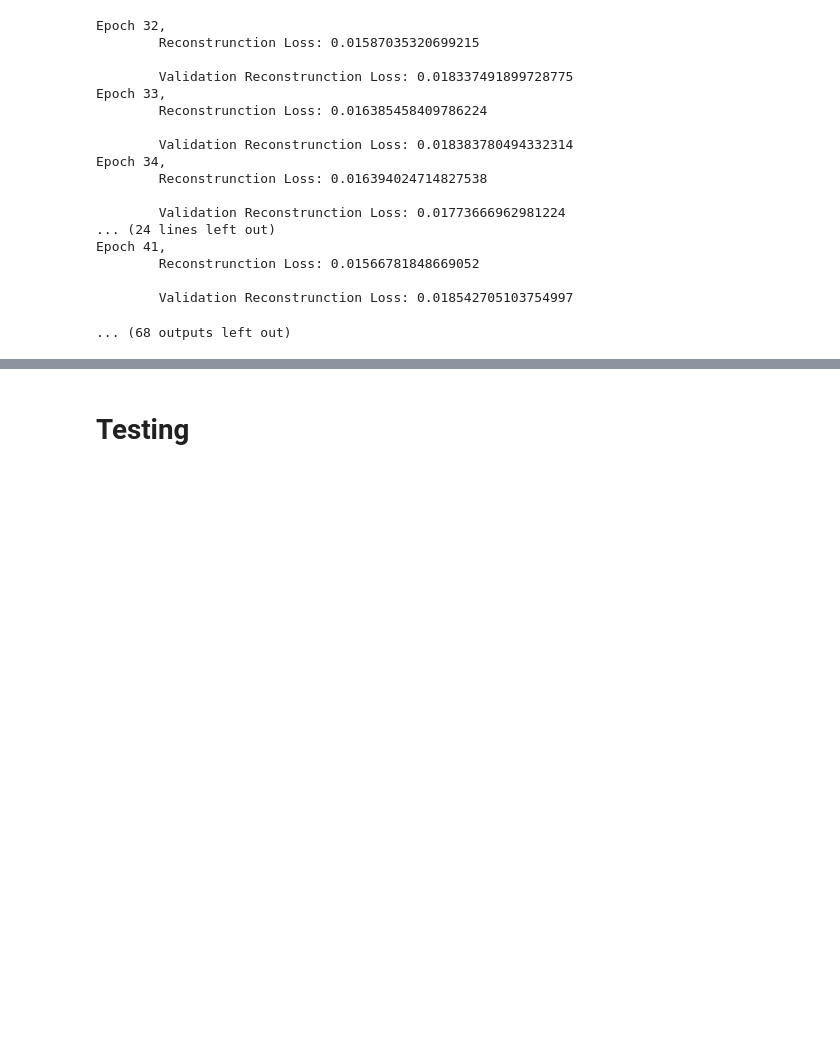
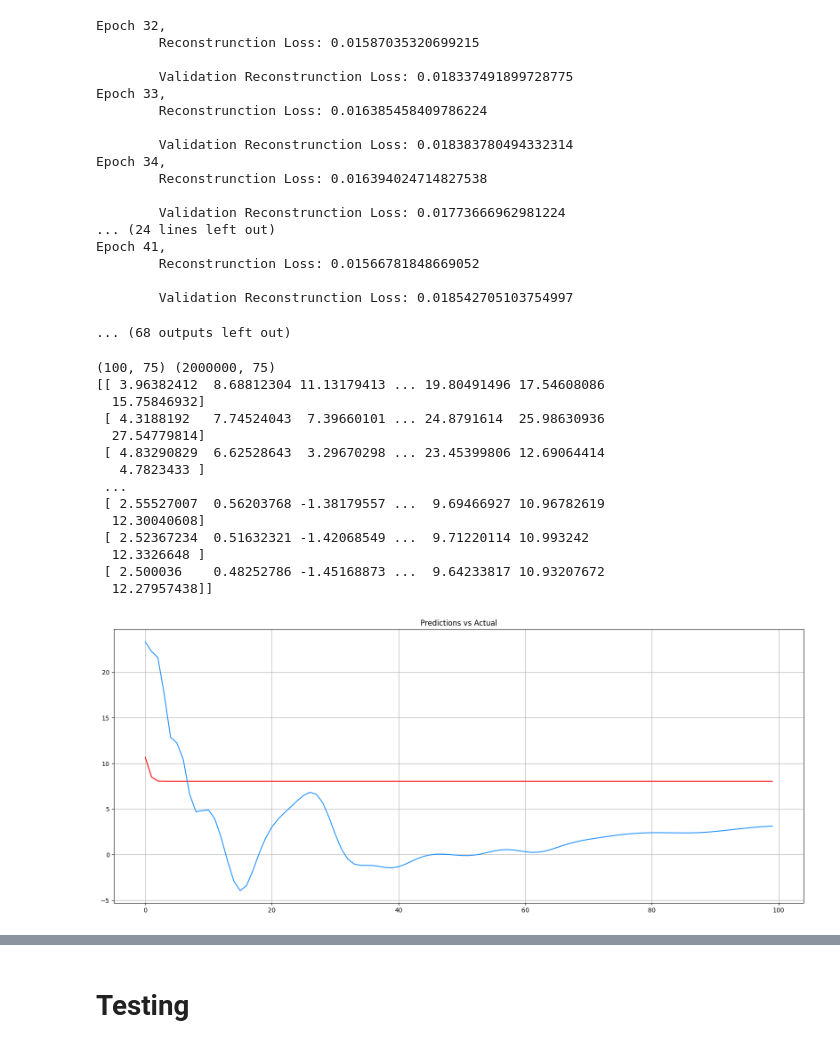
Before and after one commit to fabio2-uchi/modified_code, a Jupyter notebook: Archictures/latent_conditioned_decoder.ipynb, the cells around one changed output, grey strips where cells are left out. Saved outputs shown, nothing was run; the diff lists cells and outputs as text; code cells hidden in the pictures; blank space fills up the shorter version.

Commit message:
Debugging the inferences outside the simulation

```diff
--- a/Archictures/latent_conditioned_decoder.ipynb
+++ b/Archictures/latent_conditioned_decoder.ipynb
@@ -337,42 +340,59 @@ Epoch 41,
 
 
 # MODIFY THIS LINE FOR MODEL TESTING
-model_weights_path = r""
+epoch = 220
+model_weights_path = f'/home/fabio/work/HM_and_AI_models/VAE_Model/Push/Archictures/weights/model_at_epoch_{epoch}'
 
 if os.path.exists(model_weights_path):
     model.load_state_dict(torch.load(model_weights_path))
     print(f"Model weights loaded from {model_weights_path}.")
 
-for _ in range (0,1):
-
+for ens in range (0,1):
     initial_cond = torch.reshape(torch.tensor(psi[0,:]), [1, 75])
-    time_step = 300000
+    time_step = 100
     z = torch.zeros([1,latent_dim])
     num_ens = 1
     pred = np.zeros ([time_step, 75, num_ens])
 
     for k in tqdm(range (0, time_step), desc = "Inference"):
-        z = torch.randn_like(z)
+        # Small perturbations
+        # z = torch.rand_like(z)
         y = (model.decode(z.float().cuda(),initial_cond.float().cuda())).detach().cpu().numpy()
-        pred[k,:] = y
+        pred[k,:] = y.T
         y_denorm = (y * std_psi[:, :] + mean_psi[:, :])
         initial_cond = torch.tensor((y_denorm - mean_psi[:, :]) / std_psi[:, :])
 
     # Denormalize final preds
     pred = pred.reshape(pred.shape[0], pred.shape[1])
     print(pred.shape, psi.shape)
-    pred_mean = pred[:300000, :] * std_psi[:, :] + mean_psi[:, :]
+    pred_mean = pred[:, :] * std_psi[:, :] + mean_psi[:, :]
 
     # Denormalize test labels
-    actual_values = psi[:300000, :] * std_psi[:, :] + mean_psi[:, :]
+    actual_values = psi[:, :] * std_psi[:, :] + mean_psi[:, :]
     print(actual_values)
 
     plt.figure(figsize=(20,8))
-    plt.plot(pred_mean[0:30000, 63], color = 'red')
-    plt.plot(actual_values[0:30000, 63], color ='dodgerblue')
+    plt.plot(pred_mean[0:time_step, 63], color = 'red')
+    plt.plot(actual_values[0:time_step, 63], color ='dodgerblue')
     plt.grid(True)
     plt.title(f"Predictions vs Actual")
-    plt.savefig(f'C:\Users\danie\OneDrive\Desktop\work_torch\{datetime.datetime.now()}.png')
+    plt.savefig(f'/home/fabio/work/HM_and_AI_models/VAE_Model/Push/Archictures/inferences/pictures/epoch_{epoch}_{ens}.png')
     plt.show()
 
-    np.save(f'C:\Users\danie\OneDrive\Desktop\work_torch', pred_mean)
+    np.save(f'/home/fabio/work/HM_and_AI_models/VAE_Model/Push/Archictures/inferences/data/epoch_{epoch}_{ens}.npy', pred_mean)
+# %% [output]
+(100, 75) (2000000, 75)
+[[ 3.96382412  8.68812304 11.13179413 ... 19.80491496 17.54608086
+  15.75846932]
+ [ 4.3188192   7.74524043  7.39660101 ... 24.8791614  25.98630936
+  27.54779814]
+ [ 4.83290829  6.62528643  3.29670298 ... 23.45399806 12.69064414
+   4.7823433 ]
+ ...
+ [ 2.55527007  0.56203768 -1.38179557 ...  9.69466927 10.96782619
+  12.30040608]
+ [ 2.52367234  0.51632321 -1.42068549 ...  9.71220114 10.993242
+  12.3326648 ]
+ [ 2.500036    0.48252786 -1.45168873 ...  9.64233817 10.93207672
+  12.27957438]]
+[figure, added]
```
Also changed, not shown: parts of 3 cells of this notebook.
